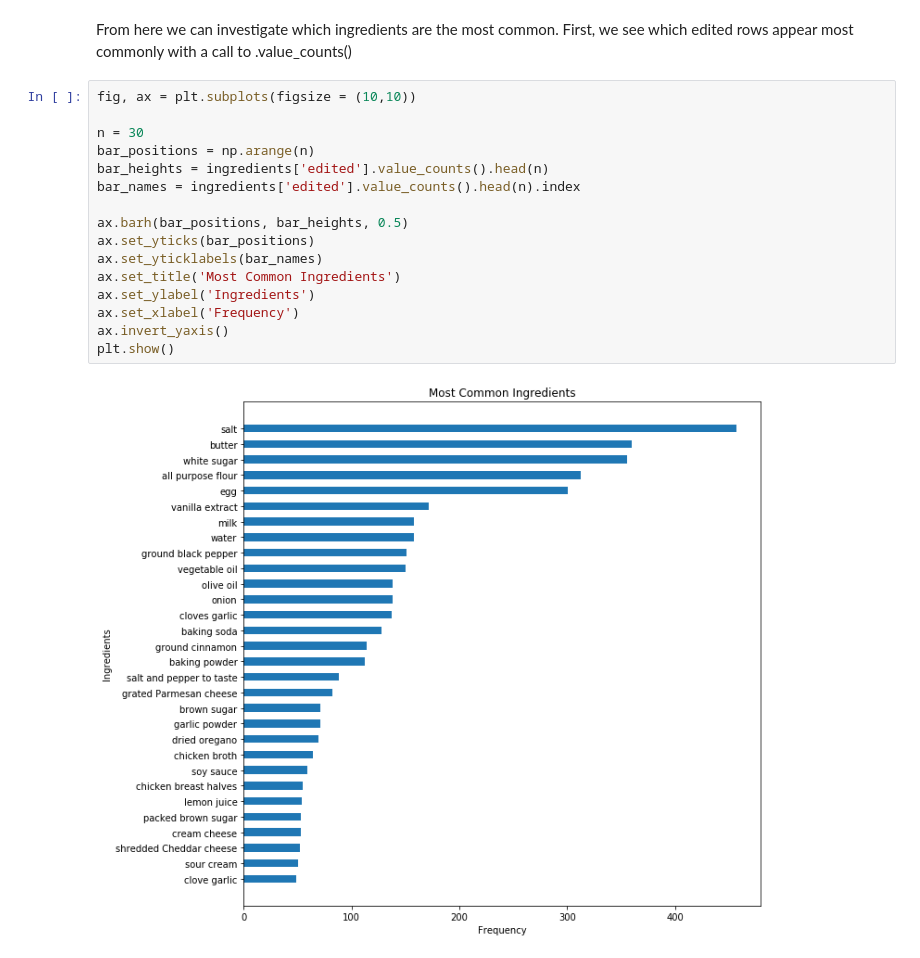
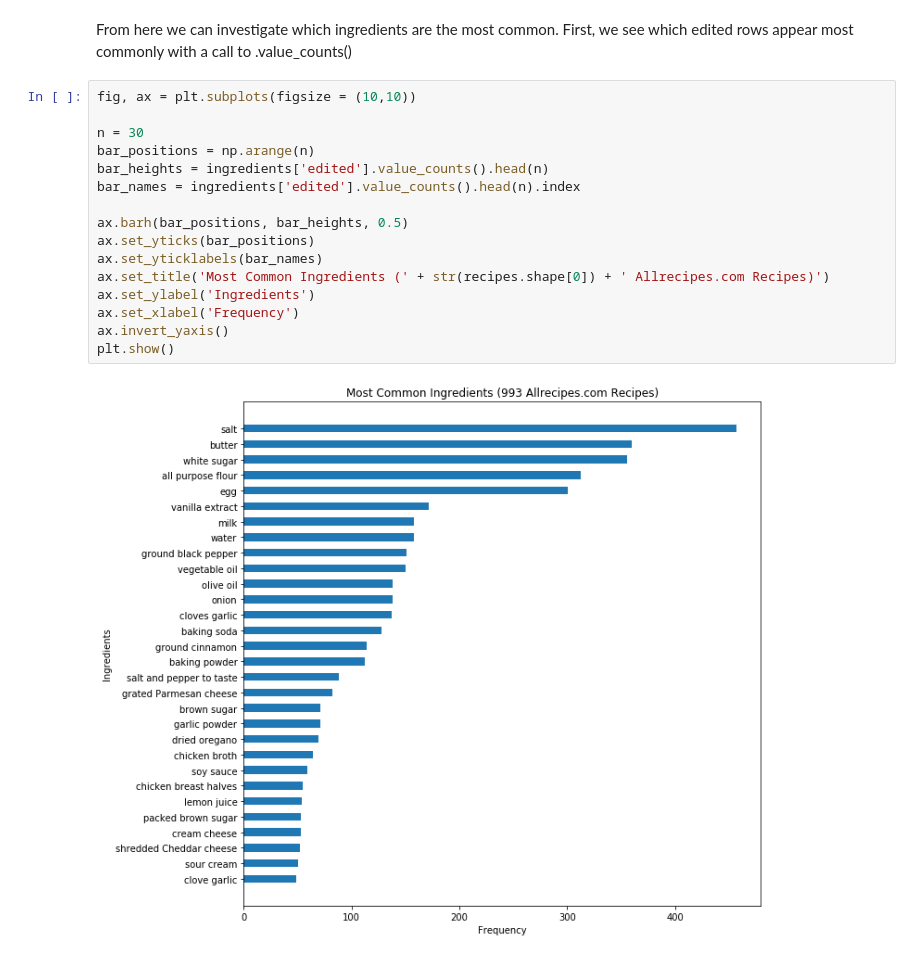
Before and after one commit to ryanjcarroll/Recipes-Data-Analysis, a Jupyter notebook: Recipe Data Project.ipynb, the cells around one changed output. Cells and saved outputs as stored; diff of their text form.

```diff
--- a/Recipe Data Project.ipynb
+++ b/Recipe Data Project.ipynb
@@ -266,18 +253,18 @@ From here we can investigate which ingredients are the most common.  First, we s
 # %%
 fig, ax = plt.subplots(figsize = (10,10))
 
 n = 30
 bar_positions = np.arange(n)
 bar_heights = ingredients['edited'].value_counts().head(n)
 bar_names = ingredients['edited'].value_counts().head(n).index
 
 ax.barh(bar_positions, bar_heights, 0.5)
 ax.set_yticks(bar_positions)
 ax.set_yticklabels(bar_names)
-ax.set_title('Most Common Ingredients')
+ax.set_title('Most Common Ingredients (' + str(recipes.shape[0]) + ' Allrecipes.com Recipes)')
 ax.set_ylabel('Ingredients')
 ax.set_xlabel('Frequency')
 ax.invert_yaxis()
 plt.show()
 # %% [output]
-[figure, old version]
+[figure, new version]
```
Also changed, not shown: parts of 8 cells of this notebook.
